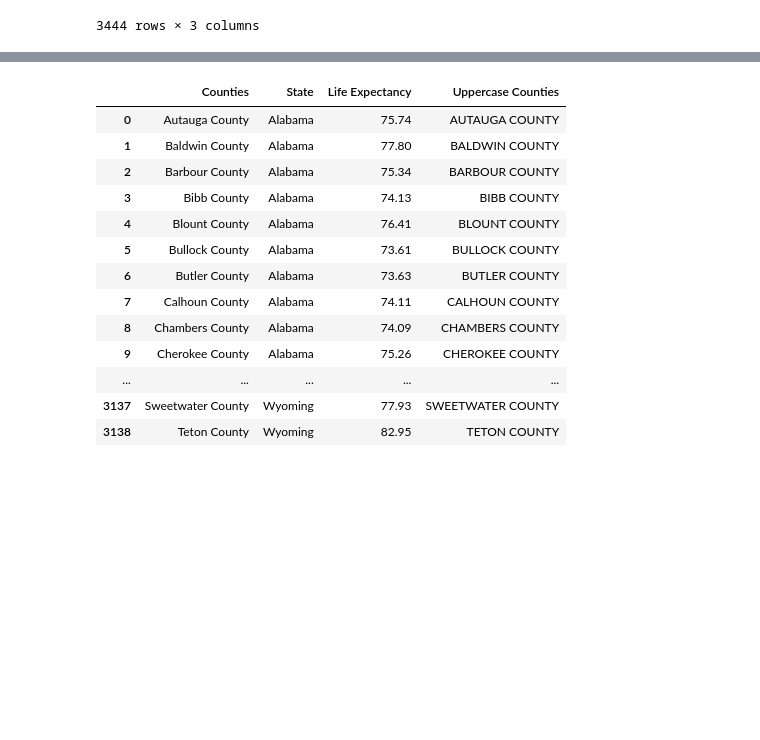
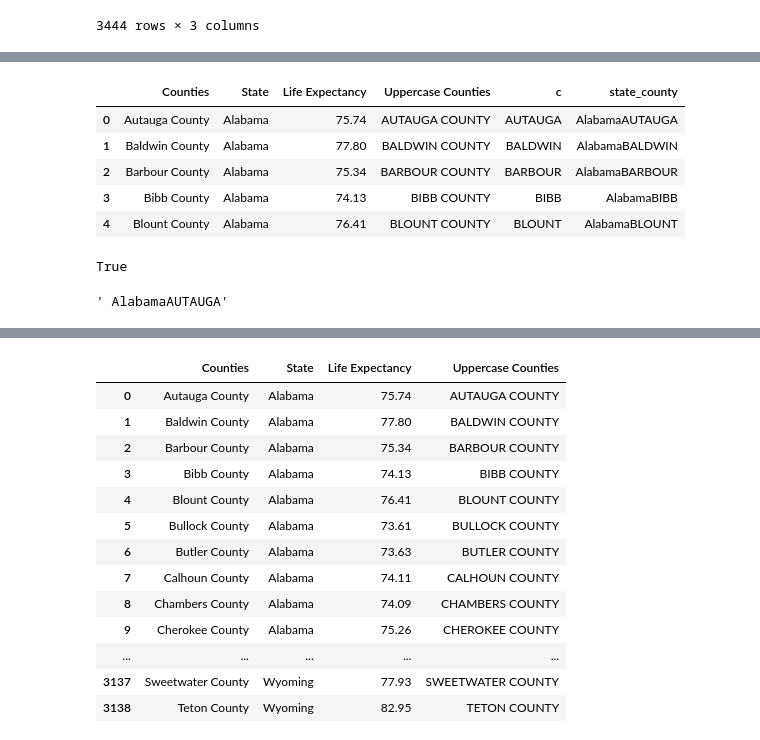
Before and after one commit to aulorbe/Life-Expectancy-In-The-US, a Jupyter notebook: 12-5-Food-Stamps_2.ipynb, the cells around one changed output, grey strips where cells are left out. Saved outputs shown, nothing was run; the diff lists cells and outputs as text; code cells hidden in the pictures; blank space fills up the shorter version.

```diff
--- a/12-5-Food-Stamps_2.ipynb
+++ b/12-5-Food-Stamps_2.ipynb
@@ -308,3 +308,15 @@ final
 | 3442 | 144 | Wisconsin | POTAWATOMI TRIBE |
 | 3443 | 69813 | Wyoming | WYOMING SD PASS |
 3444 rows × 3 columns
+# %%
+# importing/cleaning life expectancy csv in order to get list of counties we're working with
+
+counties = pd.read_csv('/Users/flatironschool/Flatiron_Projects/life-expectancy/new_copy_of_repo/module_two_project/csv_files/life_expectancy_data_county.csv', header=None)
+counties = counties.rename(columns={0:'Counties', 1:'State', 2: 'Life Expectancy'})
+counties = counties.drop(counties.index[0])
+
+# turning all county names in county dataframe uppercase so that they match the SNAP dataframe for easier pairing
+counties['Uppercase Counties'] = [i.upper() for i in counties['Counties']]
+
+# resetting index to start at 0
+counties = counties.reset_index(drop=True)
@@ -310,0 +336,9 @@ final
+# %%
+def county_handler(x):
+    words = x.split()[:-1]
+    y = ''
+    for word in words:
+        y += (word + ' ')
+    return y.strip()
+# %%
+counties['c'] = counties['Uppercase Counties'].apply(lambda x: county_handler(x))
@@ -310,0 +369,17 @@ final
+# %%
+counties.head()
+# %% [output]
+|  | Counties | State | Life Expectancy | Uppercase Counties | c | state_county |
+| 0 | Autauga County | Alabama | 75.74 | AUTAUGA COUNTY | AUTAUGA | AlabamaAUTAUGA |
+| 1 | Baldwin County | Alabama | 77.80 | BALDWIN COUNTY | BALDWIN | AlabamaBALDWIN |
+| 2 | Barbour County | Alabama | 75.34 | BARBOUR COUNTY | BARBOUR | AlabamaBARBOUR |
+| 3 | Bibb County | Alabama | 74.13 | BIBB COUNTY | BIBB | AlabamaBIBB |
+| 4 | Blount County | Alabama | 76.41 | BLOUNT COUNTY | BLOUNT | AlabamaBLOUNT |
+# %%
+final.iloc[0]['state_county'] == counties.iloc[0]['state_county']
+# %% [output]
+True
+# %%
+counties.iloc[0]['state_county']
+# %% [output]
+' AlabamaAUTAUGA'
```
Also changed, not shown: parts of 15 cells of this notebook.
